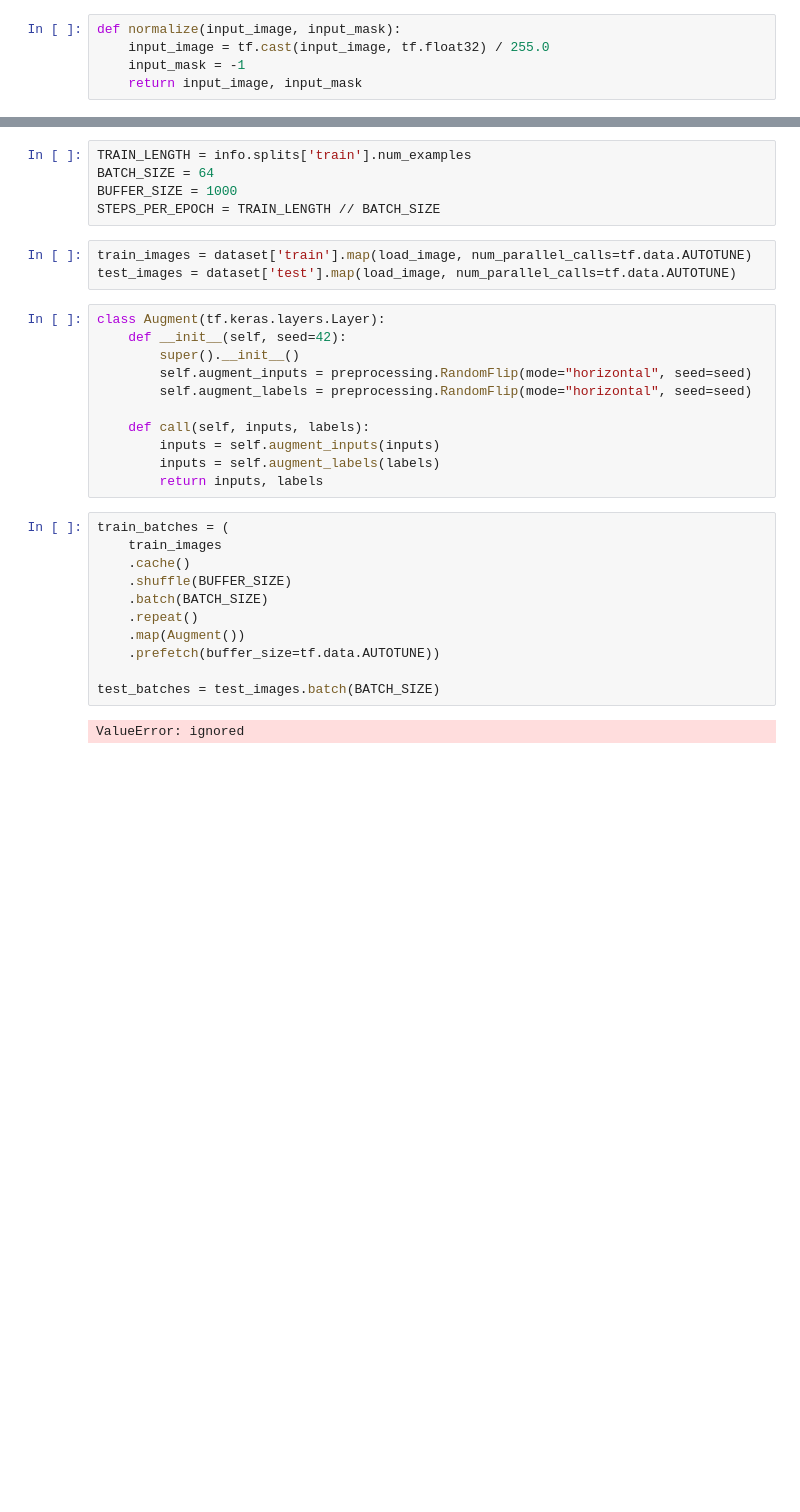
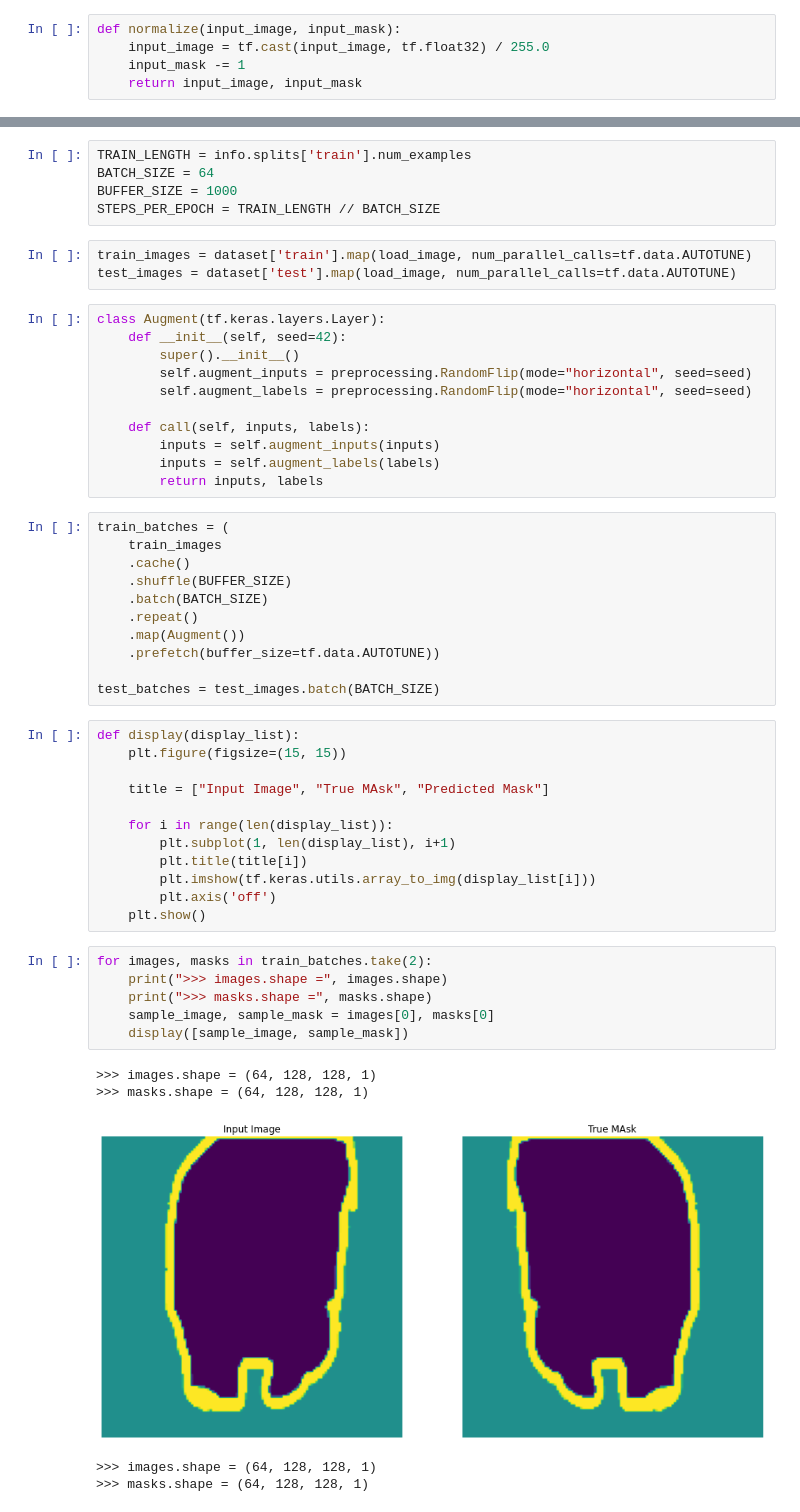
Before and after one commit to space-owner/Tensorflow-2, a Jupyter notebook: Image_Segmentation.ipynb, the cells around one changed output, grey strips where cells are left out. Cells and saved outputs as stored; diff of their text form; blank space fills up the shorter version.

```diff
--- a/Image_Segmentation.ipynb
+++ b/Image_Segmentation.ipynb
@@ -45,7 +45,7 @@ Dataset oxford_iiit_pet downloaded and prepared to /root/tensorflow_datasets/oxf
 # %%
 def normalize(input_image, input_mask):
     input_image = tf.cast(input_image, tf.float32) / 255.0
-    input_mask = -1
+    input_mask -= 1
     return input_image, input_mask
 # %%
 def load_image(datapoint):
@@ -85,5 +85,27 @@ train_batches = (
     .prefetch(buffer_size=tf.data.AUTOTUNE))
 
 test_batches = test_images.batch(BATCH_SIZE)
-# %% [output]
-ValueError: ignored
+# %%
+def display(display_list):
+    plt.figure(figsize=(15, 15))
+
+    title = ["Input Image", "True MAsk", "Predicted Mask"]
+
+    for i in range(len(display_list)):
+        plt.subplot(1, len(display_list), i+1)
+        plt.title(title[i])
+        plt.imshow(tf.keras.utils.array_to_img(display_list[i]))
+        plt.axis('off')
+    plt.show()
+# %%
+for images, masks in train_batches.take(2):
+    print(">>> images.shape =", images.shape)
+    print(">>> masks.shape =", masks.shape)
+    sample_image, sample_mask = images[0], masks[0]
+    display([sample_image, sample_mask])
+# %% [output]
+>>> images.shape = (64, 128, 128, 1)
+>>> masks.shape = (64, 128, 128, 1)
+[figure, added]
+>>> images.shape = (64, 128, 128, 1)
+>>> masks.shape = (64, 128, 128, 1)
```
Also changed, not shown: parts of 4 cells of this notebook.
